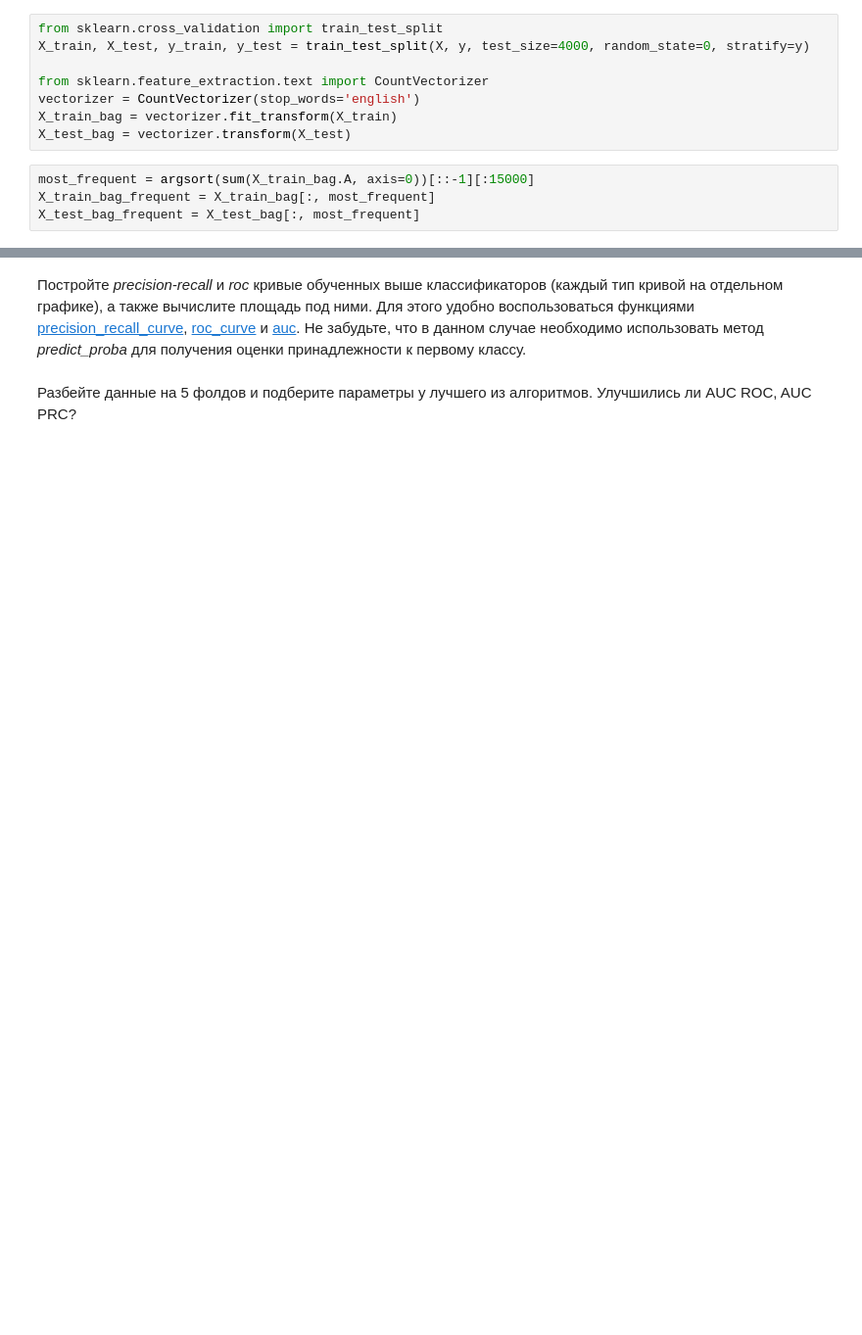
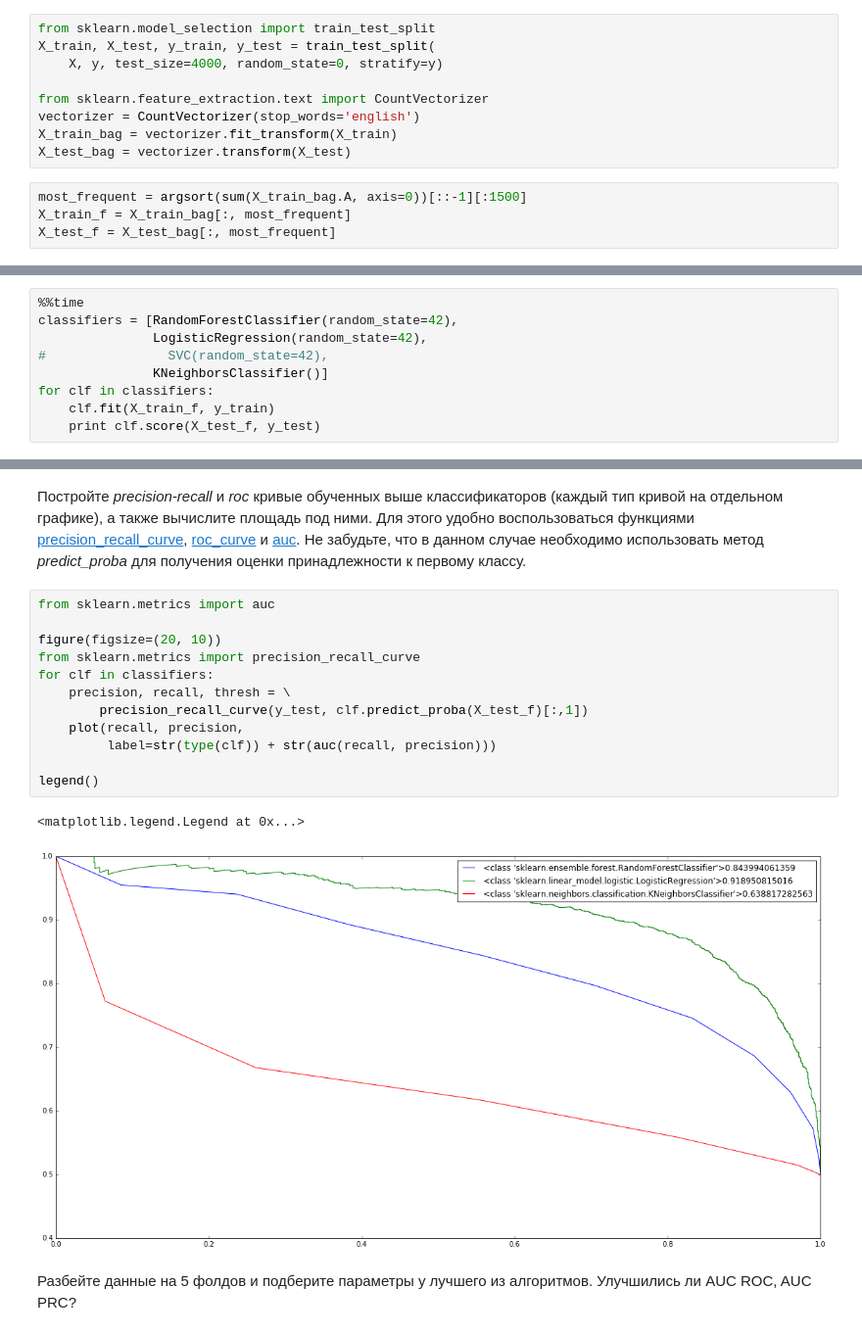
Before and after one commit to SlinkoIgor/express_ml, a Jupyter notebook: lesson4/imdb.ipynb, the cells around one changed output, grey strips where cells are left out. Shown at 98% size. Cells and saved outputs as stored; diff of their text form; blank space fills up the shorter version.

```diff
--- a/lesson4/imdb.ipynb
+++ b/lesson4/imdb.ipynb
@@ -18,16 +18,17 @@ data.head()
 | 3 | 0 | It must be assumed that those who... |
 | 4 | 1 | Superbly trashy and wondrously un... |
 # %%
-from sklearn.cross_validation import train_test_split
-X_train, X_test, y_train, y_test = train_test_split(X, y, test_size=4000, random_state=0, stratify=y)
+from sklearn.model_selection import train_test_split
+X_train, X_test, y_train, y_test = train_test_split(
+    X, y, test_size=4000, random_state=0, stratify=y)
 
 from sklearn.feature_extraction.text import CountVectorizer
 vectorizer = CountVectorizer(stop_words='english')
 X_train_bag = vectorizer.fit_transform(X_train)
 X_test_bag = vectorizer.transform(X_test)
 # %%
-most_frequent = argsort(sum(X_train_bag.A, axis=0))[::-1][:15000]
-X_train_bag_frequent = X_train_bag[:, most_frequent]
-X_test_bag_frequent = X_test_bag[:, most_frequent]
+most_frequent = argsort(sum(X_train_bag.A, axis=0))[::-1][:1500]
+X_train_f = X_train_bag[:, most_frequent]
+X_test_f = X_test_bag[:, most_frequent]
 # %% [markdown]
 Постройте RF, Logistic Regression, SVM, KNN
@@ -33,0 +40,9 @@ X_test_bag_frequent = X_test_bag[:, most_frequent]
+# %%
+%%time
+classifiers = [RandomForestClassifier(random_state=42),
+               LogisticRegression(random_state=42),
+#                SVC(random_state=42),
+               KNeighborsClassifier()]
+for clf in classifiers:
+    clf.fit(X_train_f, y_train)
+    print clf.score(X_test_f, y_test)
@@ -34,4 +55,19 @@ X_test_bag_frequent = X_test_bag[:, most_frequent]
 # %% [markdown]
 Постройте *precision-recall* и *roc* кривые обученных выше классификаторов (каждый тип кривой на отдельном графике), а также вычислите площадь под ними. Для этого удобно воспользоваться функциями [precision_recall_curve](http://scikit-learn.org/stable/modules/generated/sklearn.metrics.precision_recall_curve.html), [roc_curve](http://scikit-learn.org/stable/modules/generated/sklearn.metrics.roc_curve.html) и [auc](http://scikit-learn.org/stable/modules/generated/sklearn.metrics.auc.html#sklearn.metrics.auc). Не забудьте, что в данном случае необходимо использовать метод *predict_proba* для получения оценки принадлежности к первому классу.
+# %%
+from sklearn.metrics import auc
+
+figure(figsize=(20, 10))
+from sklearn.metrics import precision_recall_curve
+for clf in classifiers:
+    precision, recall, thresh = \
+        precision_recall_curve(y_test, clf.predict_proba(X_test_f)[:,1])
+    plot(recall, precision,
+         label=str(type(clf)) + str(auc(recall, precision)))
+
+legend()
+# %% [output]
+<matplotlib.legend.Legend at 0x...>
+[figure, added]
 # %% [markdown]
 Разбейте данные на 5 фолдов и подберите параметры у лучшего из алгоритмов. Улучшились ли AUC ROC, AUC PRC?
```
Also changed, not shown: parts of 4 cells of this notebook, 2 other files.
